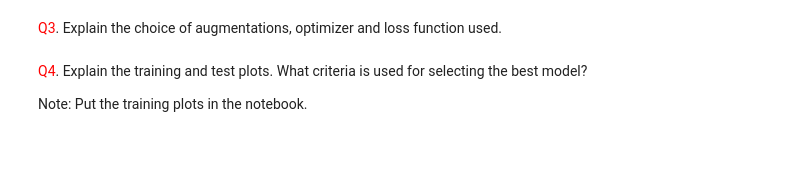
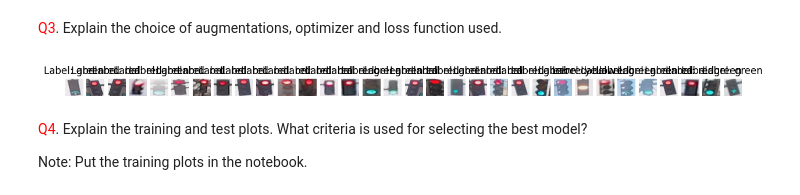
Before and after one commit to SeZven/Digital-Image-Processing-and-Computer-Vision, a Jupyter notebook: Lab3/Lab3_Image_Classification.ipynb, the cells around one changed output. Saved outputs shown, nothing was run; the diff lists cells and outputs as text; code cells hidden in the pictures; blank space fills up the shorter version.

```diff
--- a/Lab3/Lab3_Image_Classification.ipynb
+++ b/Lab3/Lab3_Image_Classification.ipynb
@@ -253,8 +284,8 @@ TypeError: load() missing 2 required positional arguments: 'repo_or_dir' and 'mo
 <span style="color:Red">Q3</span>. Explain the choice of augmentations, optimizer and loss function used.
 # %%
 # Select batch size
-bs = 4
-image_size = () #=(h, w)
+bs = 32#4
+image_size = (64, 64) #=(h, w)
 
 
 # create the train and test augmentations
@@ -266,15 +297,40 @@ test_augmentation = transforms.Compose([
 
 ])
 
+train_transform = transforms.Compose([
+    transforms.Resize(image_size),
+    transforms.RandomHorizontalFlip(),
+    transforms.ToTensor(),
+    transforms.Normalize(mean=[0.5], std=[0.5])
+])
+
+test_transform = transforms.Compose([
+    transforms.Resize(image_size),
+    transforms.ToTensor(),
+    transforms.Normalize(mean=[0.5], std=[0.5])
+])
+
 # create train and test dataloader
 # images should be normalized
-train_dataset = ...
-test_dataset = ...
+train_dataset = datasets.ImageFolder(root='Traffic_Light_Images/training', transform=train_transform)
+test_dataset = datasets.ImageFolder(root='Traffic_Light_Images/test', transform=test_transform)
 
-train_dataloader = ...
-test_dataloader = ...
+train_dataloader = torch.utils.data.DataLoader(train_dataset, batch_size=bs, shuffle=True)
+test_dataloader = torch.utils.data.DataLoader(test_dataset, batch_size=bs, shuffle=False)
 # %%
 # Visualize the images from dataloader
+def visualize_images(dataloader):
+    data_iter = iter(dataloader)
+    images, labels = next(data_iter)
+    fig, axes = plt.subplots(1, len(images), figsize=(15, 5))
+    for i, image in enumerate(images):
+        axes[i].imshow(image.numpy().transpose(1, 2, 0) * 0.5 + 0.5)  # Denormalize and plot
+        axes[i].set_title(f"Label: {train_dataset.classes[labels[i]]}")
+        axes[i].axis("off")
+
+visualize_images(train_dataloader)
+# %% [output]
+[figure, added]
 # %%
 # assign class name to the model
 model.names = train_dataloader.dataset.classes  # attach class names
```
Also changed, not shown: parts of 8 cells of this notebook, 11 other files.
